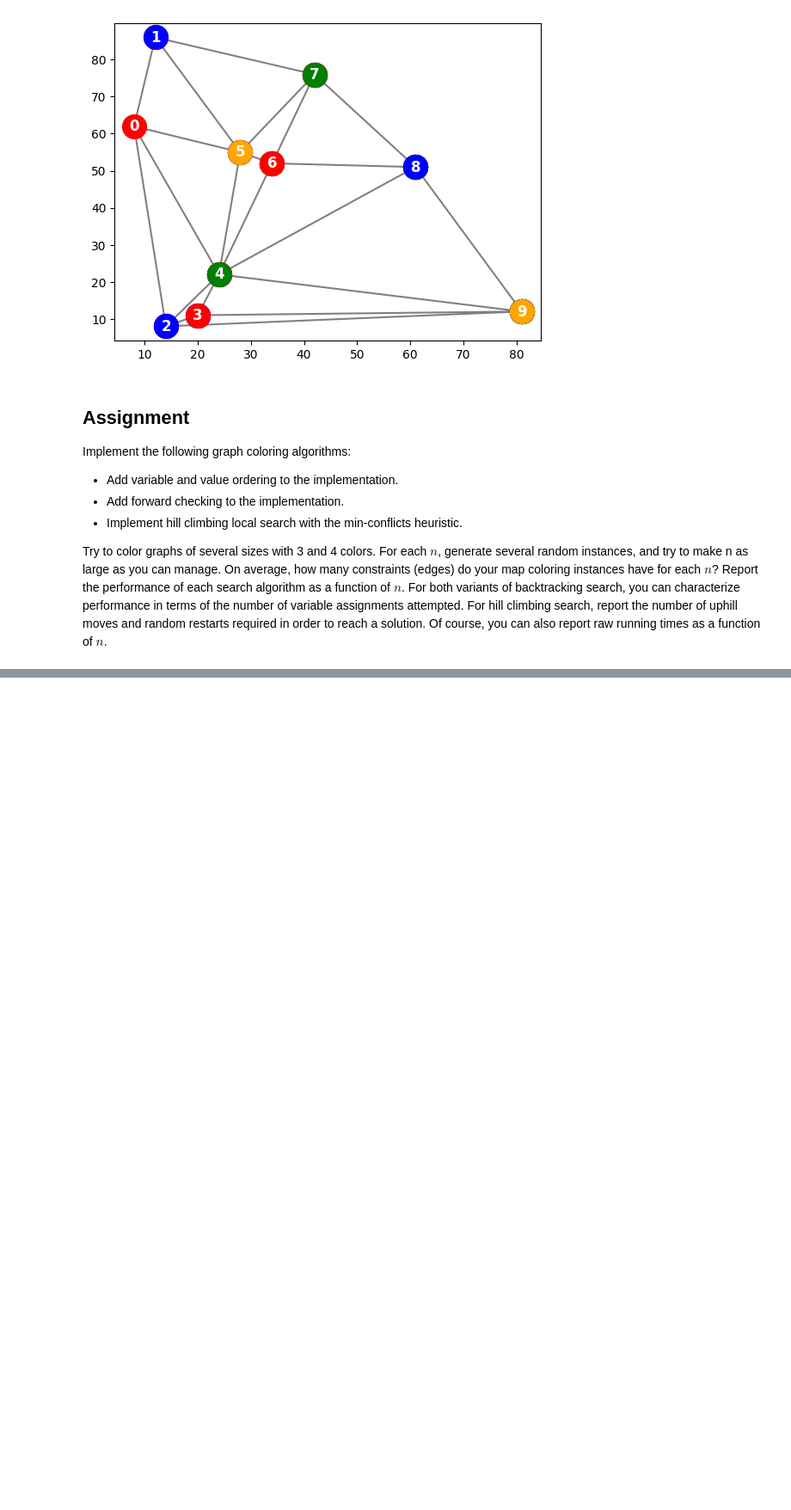
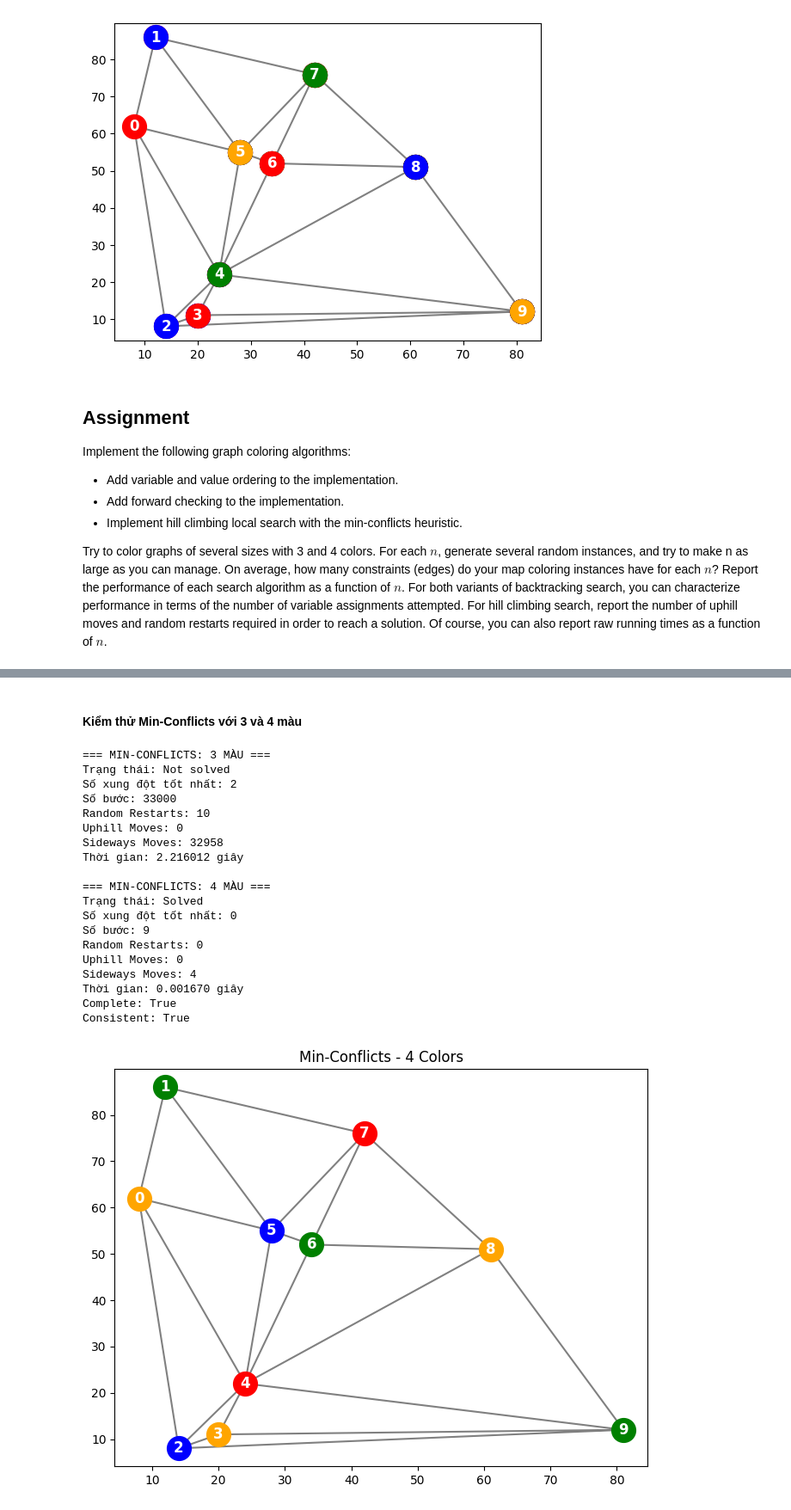
Before and after one commit to bibo0610/TTNTNC_10, a Jupyter notebook: lab4_CSP/CSP_graph_coloring_example.ipynb, the cells around one changed output, grey strips where cells are left out. Shown at 86% size. Drawn from its saved outputs; the diff is of its cells as text; code cells hidden in the pictures; blank space fills up the shorter version.

```diff
--- a/lab4_CSP/CSP_graph_coloring_example.ipynb
+++ b/lab4_CSP/CSP_graph_coloring_example.ipynb
@@ -421,0 +899,53 @@ Try to color graphs of several sizes with 3 and 4 colors. For each $n$, generate
+# %% [markdown]
+#### Kiểm thử Min-Conflicts với 3 và 4 màu
+# %%
+# BÀI 4: KIỂM THỬ MIN-CONFLICTS
+
+for num_colors, problem in [(3, csp_3), (4, csp_4)]:
+
+    result = min_conflicts(
+        problem,
+        max_steps=3000,
+        max_restarts=10,
+        seed=1111
+    )
+
+    print(f"\n=== MIN-CONFLICTS: {num_colors} MÀU ===")
+    print("Trạng thái:", result["status"])
+    print("Số xung đột tốt nhất:", result["conflicts"])
+    print("Số bước:", result["steps"])
+    print("Random Restarts:", result["restarts"])
+    print("Uphill Moves:", result["uphill_moves"])
+    print("Sideways Moves:", result["sideways_moves"])
+    print(f"Thời gian: {result['time']:.6f} giây")
+
+    if result["status"] == "Solved":
+        print("Complete:", complete(result["solution"], problem))
+        print("Consistent:", consistent(result["solution"], problem))
+
+        draw_coloring(
+            points, tri,
+            result["solution"],
+            f"Min-Conflicts - {num_colors} Colors"
+        )
+# %% [output]
+=== MIN-CONFLICTS: 3 MÀU ===
+Trạng thái: Not solved
+Số xung đột tốt nhất: 2
+Số bước: 33000
+Random Restarts: 10
+Uphill Moves: 0
+Sideways Moves: 32958
+Thời gian: 2.216012 giây
+
+=== MIN-CONFLICTS: 4 MÀU ===
+Trạng thái: Solved
+Số xung đột tốt nhất: 0
+Số bước: 9
+Random Restarts: 0
+Uphill Moves: 0
+Sideways Moves: 4
+Thời gian: 0.001670 giây
+Complete: True
+Consistent: True
+[figure, added]
```
Also changed, not shown: parts of 28 cells of this notebook.
